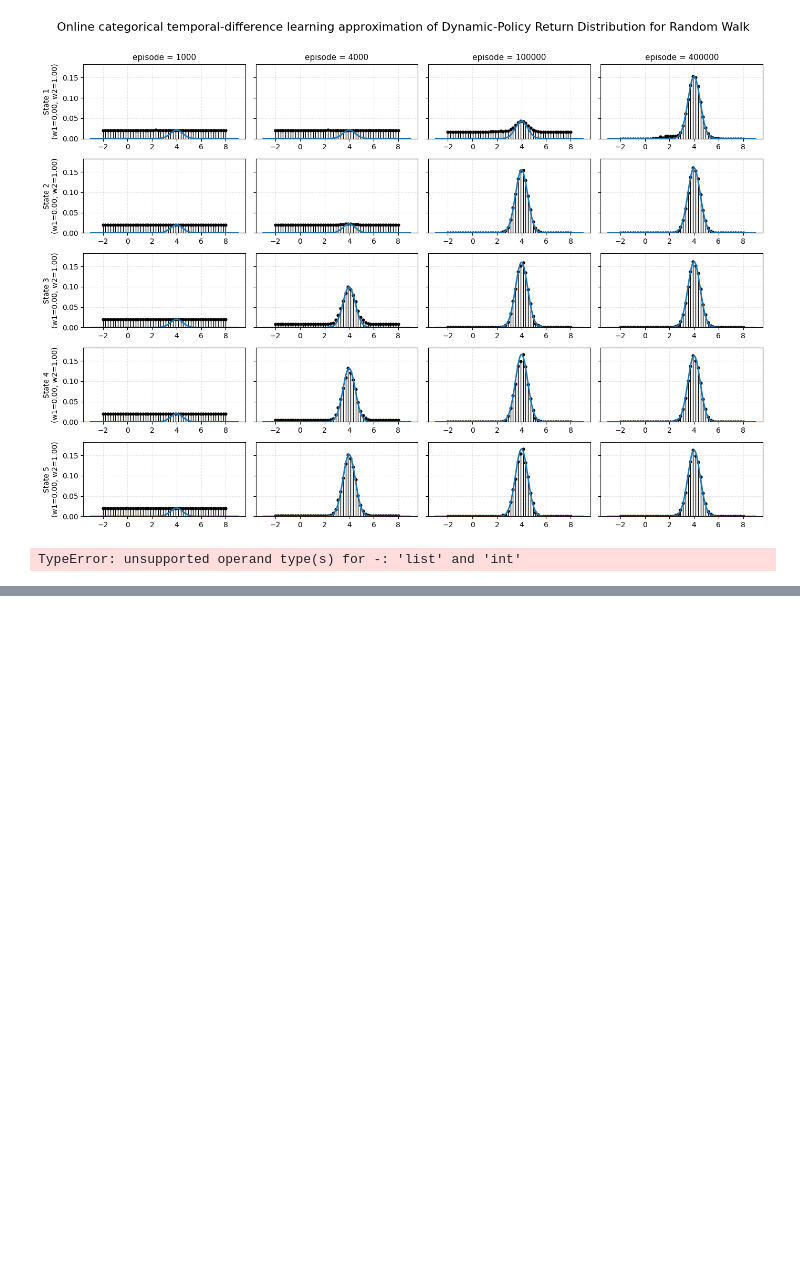
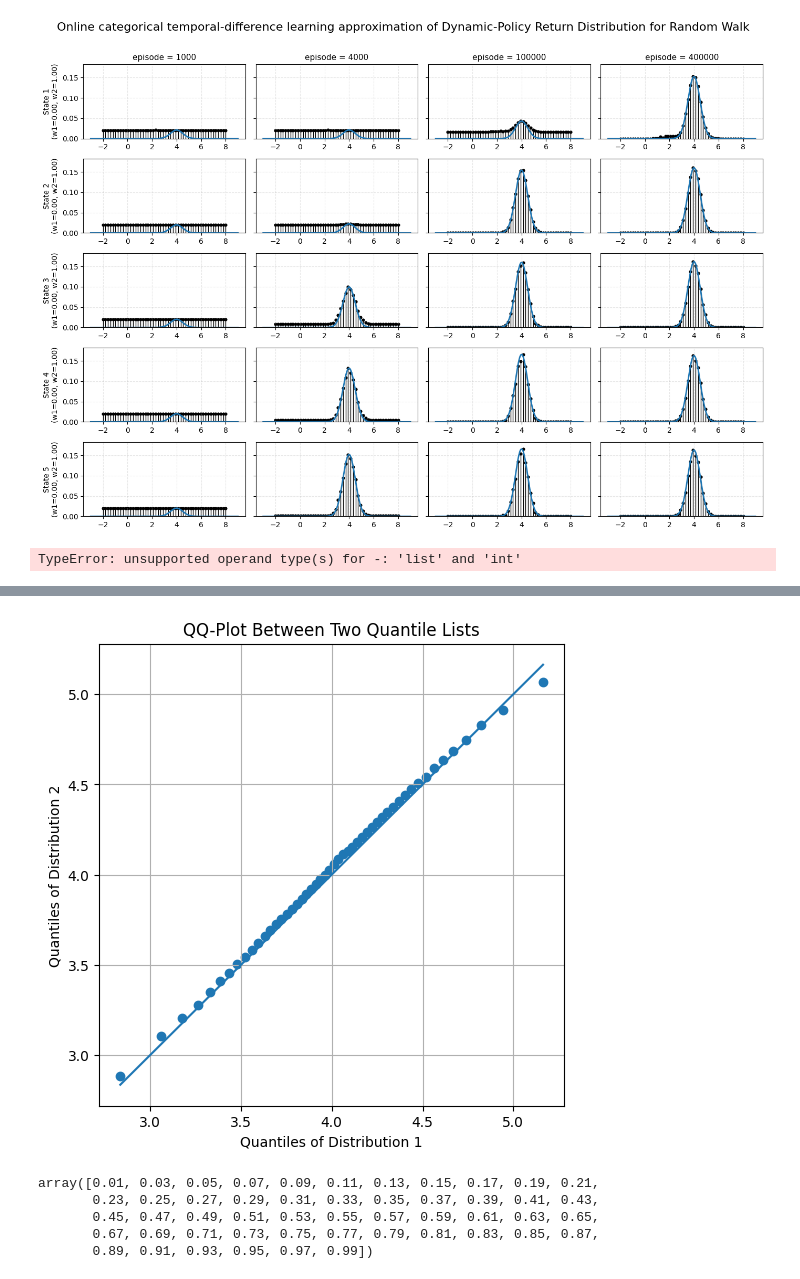
Before and after one commit to Isak-Petrin/distributional_RL_python, a Jupyter notebook: Welcome_to_Colab.ipynb, the cells around one changed output, grey strips where cells are left out. Saved outputs shown, nothing was run; the diff lists cells and outputs as text; code cells hidden in the pictures; blank space fills up the shorter version.

```diff
--- a/Welcome_to_Colab.ipynb
+++ b/Welcome_to_Colab.ipynb
@@ -925,0 +1090,30 @@ array([0.83528103, 1.64876158, 1.87574335, 2.37970768, 2.60342679,
+# %%
+import numpy as np
+import matplotlib.pyplot as plt
+
+# Generate two example quantile lists
+np.random.seed(42)
+
+# Quantiles from two distributions
+quantiles = np.linspace(0, 1, 50)
+
+q1 = qs
+q2 = agent1.plt_lst[300000][3]
+
+# Create QQ-plot comparing the two quantile lists
+plt.figure(figsize=(6, 6))
+plt.scatter(q1, q2)
+
+# Reference 45-degree line
+min_val = min(q1.min(), q2.min())
+max_val = max(q1.max(), q2.max())
+plt.plot([min_val, max_val], [min_val, max_val])
+
+plt.xlabel("Quantiles of Distribution 1")
+plt.ylabel("Quantiles of Distribution 2")
+plt.title("QQ-Plot Between Two Quantile Lists")
+plt.grid(True)
+
+plt.show()
+# %% [output]
+[figure, added]
@@ -925,0 +1281,8 @@ array([0.83528103, 1.64876158, 1.87574335, 2.37970768, 2.60342679,
+# %%
+agent1.tau
+# %% [output]
+array([0.01, 0.03, 0.05, 0.07, 0.09, 0.11, 0.13, 0.15, 0.17, 0.19, 0.21,
+       0.23, 0.25, 0.27, 0.29, 0.31, 0.33, 0.35, 0.37, 0.39, 0.41, 0.43,
+       0.45, 0.47, 0.49, 0.51, 0.53, 0.55, 0.57, 0.59, 0.61, 0.63, 0.65,
+       0.67, 0.69, 0.71, 0.73, 0.75, 0.77, 0.79, 0.81, 0.83, 0.85, 0.87,
+       0.89, 0.91, 0.93, 0.95, 0.97, 0.99])
```
Also changed, not shown: parts of 11 cells of this notebook.
